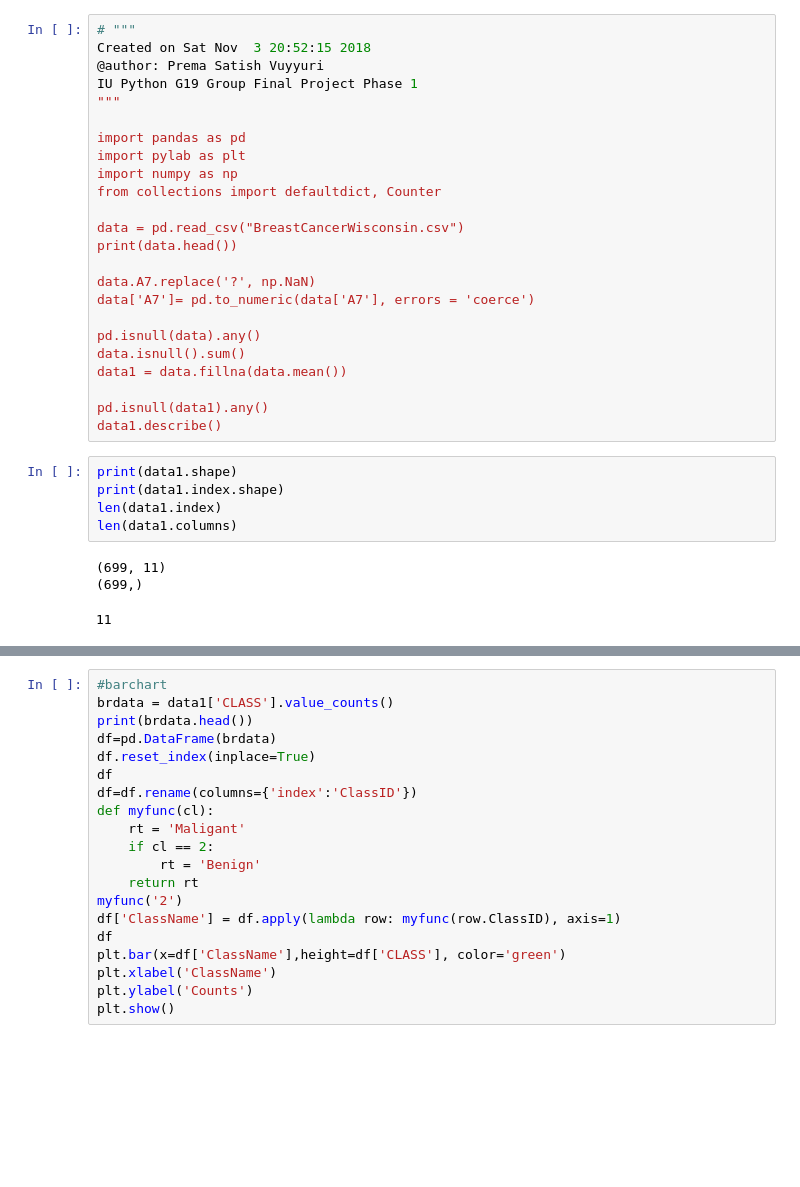
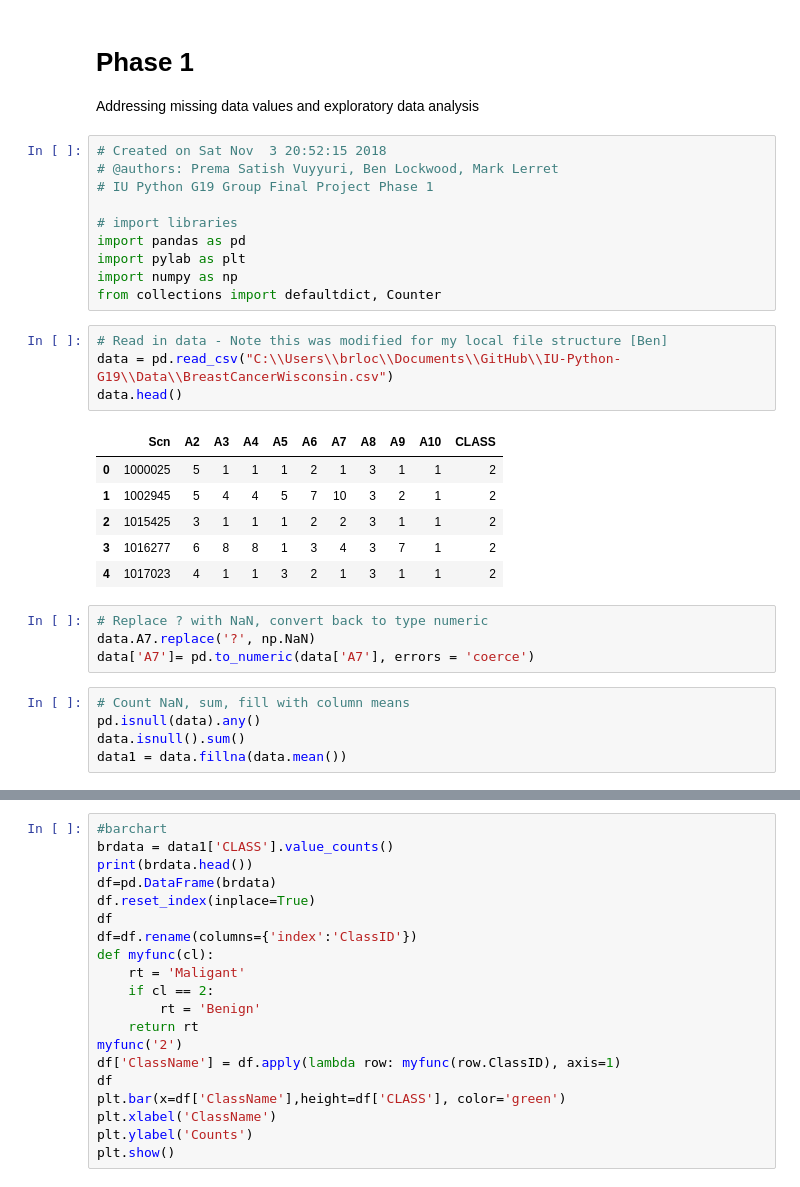
Before and after one commit to brlockwood/IU-Python-G19, a Jupyter notebook: Code/FinalProject.ipynb, the cells around one changed output, grey strips where cells are left out. Drawn from its saved outputs; the diff is of its cells as text; blank space fills up the shorter version.

```diff
--- a/Code/FinalProject.ipynb
+++ b/Code/FinalProject.ipynb
@@ -1,33 +1,33 @@
+# %% [markdown]
+# Phase 1
+Addressing missing data values and exploratory data analysis
 # %%
-# """
-Created on Sat Nov  3 20:52:15 2018
-@author: Prema Satish Vuyyuri
-IU Python G19 Group Final Project Phase 1
-"""
+# Created on Sat Nov  3 20:52:15 2018
+# @authors: Prema Satish Vuyyuri, Ben Lockwood, Mark Lerret
+# IU Python G19 Group Final Project Phase 1
 
+# import libraries
 import pandas as pd
 import pylab as plt
 import numpy as np
 from collections import defaultdict, Counter
-
-data = pd.read_csv("BreastCancerWisconsin.csv")
-print(data.head())
-
-data.A7.replace('?', np.NaN)
-data['A7']= pd.to_numeric(data['A7'], errors = 'coerce')
-
-pd.isnull(data).any()
-data.isnull().sum()
-data1 = data.fillna(data.mean())
-
-pd.isnull(data1).any()
-data1.describe()
-# %%
-print(data1.shape)
-print(data1.index.shape)
-len(data1.index)
-len(data1.columns)
-# %% [output]
-(699, 11)
-(699,)
-11
+# %%
+# Read in data - Note this was modified for my local file structure [Ben]
+data = pd.read_csv("C:\\Users\\brloc\\Documents\\GitHub\\IU-Python-G19\\Data\\BreastCancerWisconsin.csv")
+data.head()
+# %% [output]
+|  | Scn | A2 | A3 | A4 | A5 | A6 | A7 | A8 | A9 | A10 | CLASS |
+| 0 | 1000025 | 5 | 1 | 1 | 1 | 2 | 1 | 3 | 1 | 1 | 2 |
+| 1 | 1002945 | 5 | 4 | 4 | 5 | 7 | 10 | 3 | 2 | 1 | 2 |
+| 2 | 1015425 | 3 | 1 | 1 | 1 | 2 | 2 | 3 | 1 | 1 | 2 |
+| 3 | 1016277 | 6 | 8 | 8 | 1 | 3 | 4 | 3 | 7 | 1 | 2 |
+| 4 | 1017023 | 4 | 1 | 1 | 3 | 2 | 1 | 3 | 1 | 1 | 2 |
+# %%
+# Replace ? with NaN, convert back to type numeric
+data.A7.replace('?', np.NaN)
+data['A7']= pd.to_numeric(data['A7'], errors = 'coerce')
+# %%
+# Count NaN, sum, fill with column means
+pd.isnull(data).any()
+data.isnull().sum()
+data1 = data.fillna(data.mean())
```
Also changed, not shown: parts of 7 cells of this notebook.
